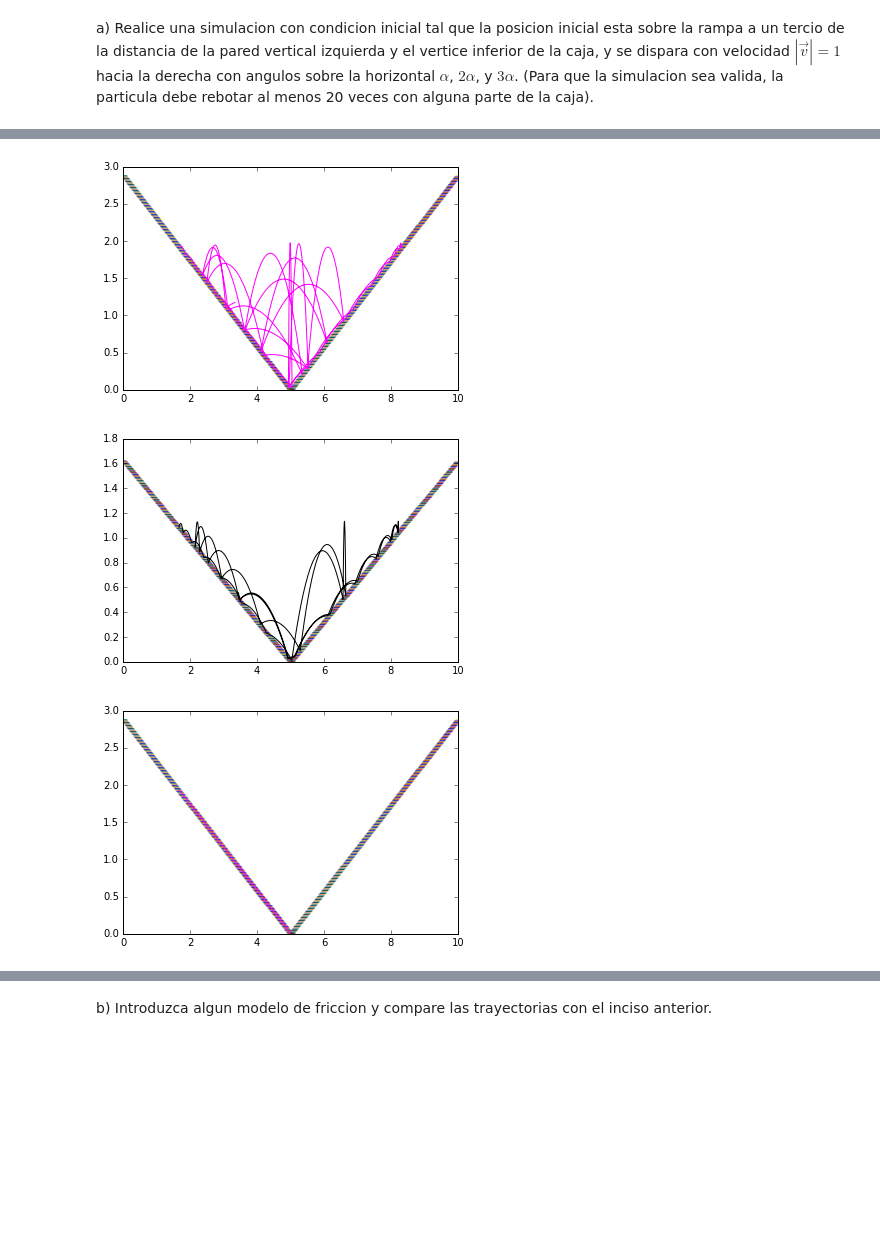
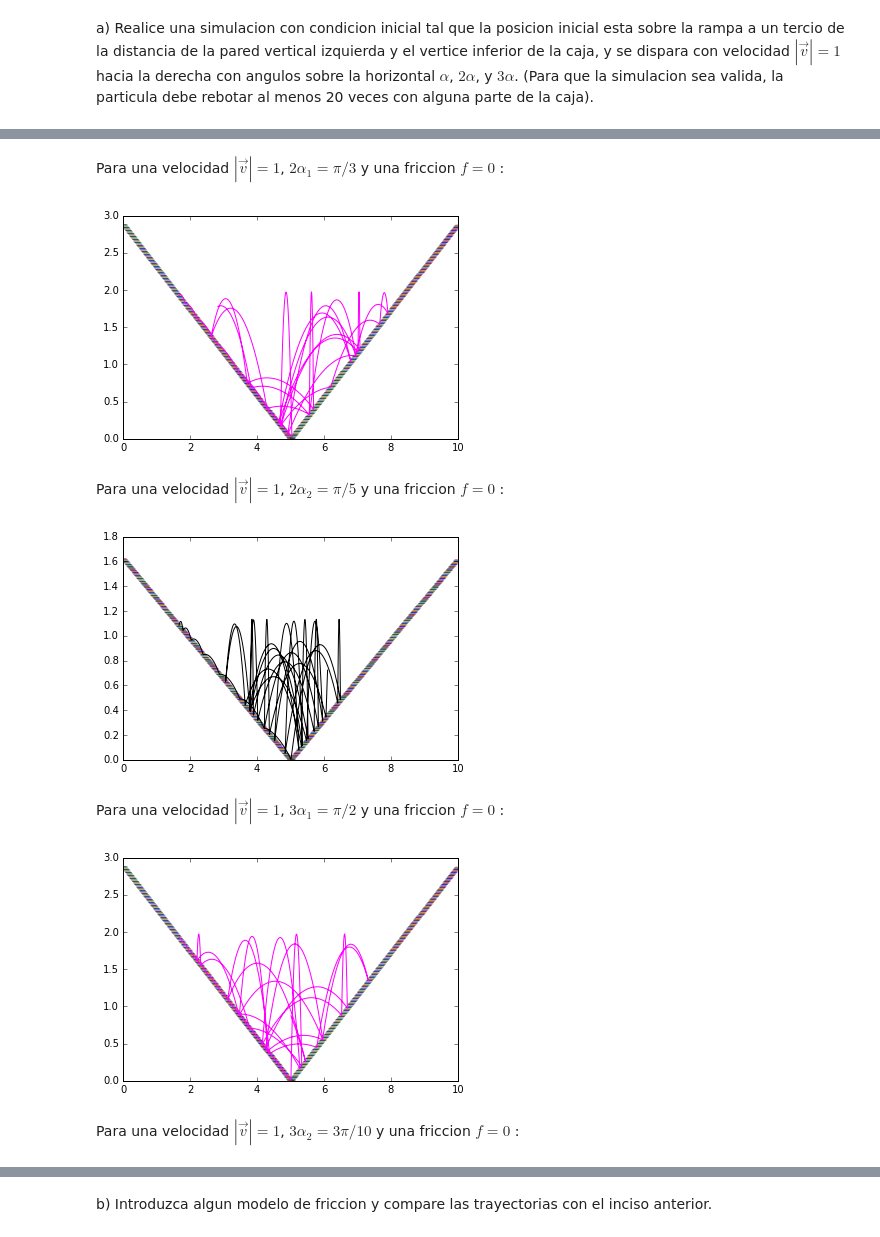
Before and after one commit to adriross/Tareas, a Jupyter notebook: TareaExamen1.ipynb, the cells around one changed output, grey strips where cells are left out. Saved outputs shown, nothing was run; the diff lists cells and outputs as text; code cells hidden in the pictures; blank space fills up the shorter version.

```diff
--- a/TareaExamen1.ipynb
+++ b/TareaExamen1.ipynb
@@ -129,15 +133,15 @@ def rererebote(rv_i,mi_dt,fricc):
 # %%
-def mov(alpha,beta,N,fricc):
+def mov(alpha,beta,N,v_0,fricc):
     r = 0
-    v_y = cos(beta)
-    v_x = sin(beta)
+    v_y = cos(beta)*v_0
+    v_x = sin(beta)*v_0
     h = -f(5,alpha,0)
     x_i = 5./3.
     y_i = f(x_i,alpha,h)
     inicio = [x_i,y_i,v_x,v_y]
 
     trayectoria = zeros((N,len(inicio)))
-    mi_dt = .01
+    mi_dt = .001
     trayectoria[0,:] = array(inicio)
     for i in range(N-1):
         t,sol_dt = rk4(ec_mov,trayectoria[i,:],[0,mi_dt],fricc)
@@ -149,7 +153,7 @@ def mov(alpha,beta,N,fricc):
         else:
             trayectoria[i+1,:] = sol_dt[-1,:]
         if sol_dt[-1,:][1] > 5.9:
-            punto = rererebote(trayectoria[i,:],mi_dt,fricc)
+            p = rererebote(trayectoria[i,:],mi_dt,fricc)
             trayectoria[i+1,:] = p
             r +=1
         if sol_dt[-1,:][0] > 10:
@@ -299,10 +307,12 @@ show()
+# %% [markdown]
+Para una velocidad $|\vec{v}|=1$, $2 \alpha_1=\pi / 3$ y una friccion $f=0$ :
 # %%
 a1=pi/6
 omega=a1
+N=15000
 fricc=0
-N=1500
 h = -f(5,a1,0)
-sol = mov(a1,2*a1,N,fricc)
+sol = mov(a1,2*a1,N,1,fricc)
 def piso(x):
     if 0<= x <=5:
         return (-tan(omega)*x)+(tan(omega)*5)
@@ -316,33 +326,39 @@ y=linspace(5,10)
 plot(sol[0],sol[1],color='magenta')
 show()
 # %% [output]
-[figure, old version]
+[figure, new version]
+# %% [markdown]
+Para una velocidad $|\vec{v}|=1$, $2\alpha_2=\pi / 5$ y una friccion $f=0$ :
 # %%
 a2=pi/10
 omega=a2
-N=1000
+N=18000
+fricc=0
 h = -f(5,a2,0)
-sol = mov(a2,2*a2,N,fricc)
+sol = mov(a2,2*a2,N,1,fricc)
 def piso(x):
     if 0<= x <=5:
         return (-tan(omega)*x)+(tan(omega)*5)
     else:
         return (tan(omega)*x)-(tan(omega)*5)
 for n in p:
     plot(n,piso(n),'_')
 
 x=linspace(0,5)
 y=linspace(5,10)
 plot(sol[0],sol[1])
 show()
 # %% [output]
-[figure, old version]
+[figure, new version]
+# %% [markdown]
+Para una velocidad $|\vec{v}|=1$, $3 \alpha_1=\pi / 2$ y una friccion $f=0$ :
 # %%
 a1=pi/6
 omega=a1
-N=1000
+N=15000
+fricc=0
 h = -f(5,a1,0)
-sol = mov(a1,3*a1,N,fricc)
+sol = mov(a1,3*a1,N,1,fricc)
 def piso(x):
     if 0<= x <=5:
         return (-tan(omega)*x)+(tan(omega)*5)
@@ -356,7 +372,9 @@ y=linspace(5,10)
 plot(sol[0],sol[1],color='magenta')
 show()
 # %% [output]
-[figure, old version]
+[figure, new version]
+# %% [markdown]
+Para una velocidad $|\vec{v}|=1$, $3\alpha_2=3\pi / 10$ y una friccion $f=0$ :
 # %%
 a2=pi/10
 omega=a2
```
Also changed, not shown: parts of 130 cells of this notebook.
